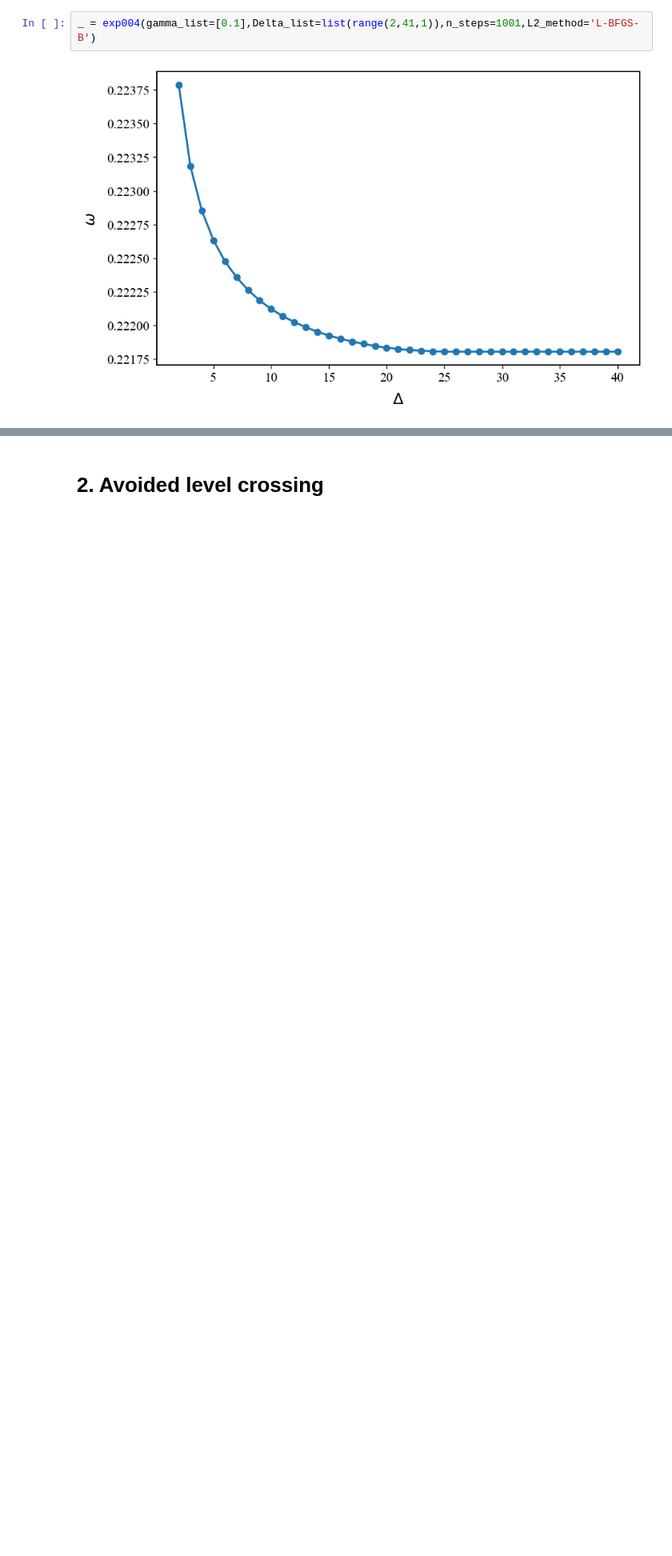
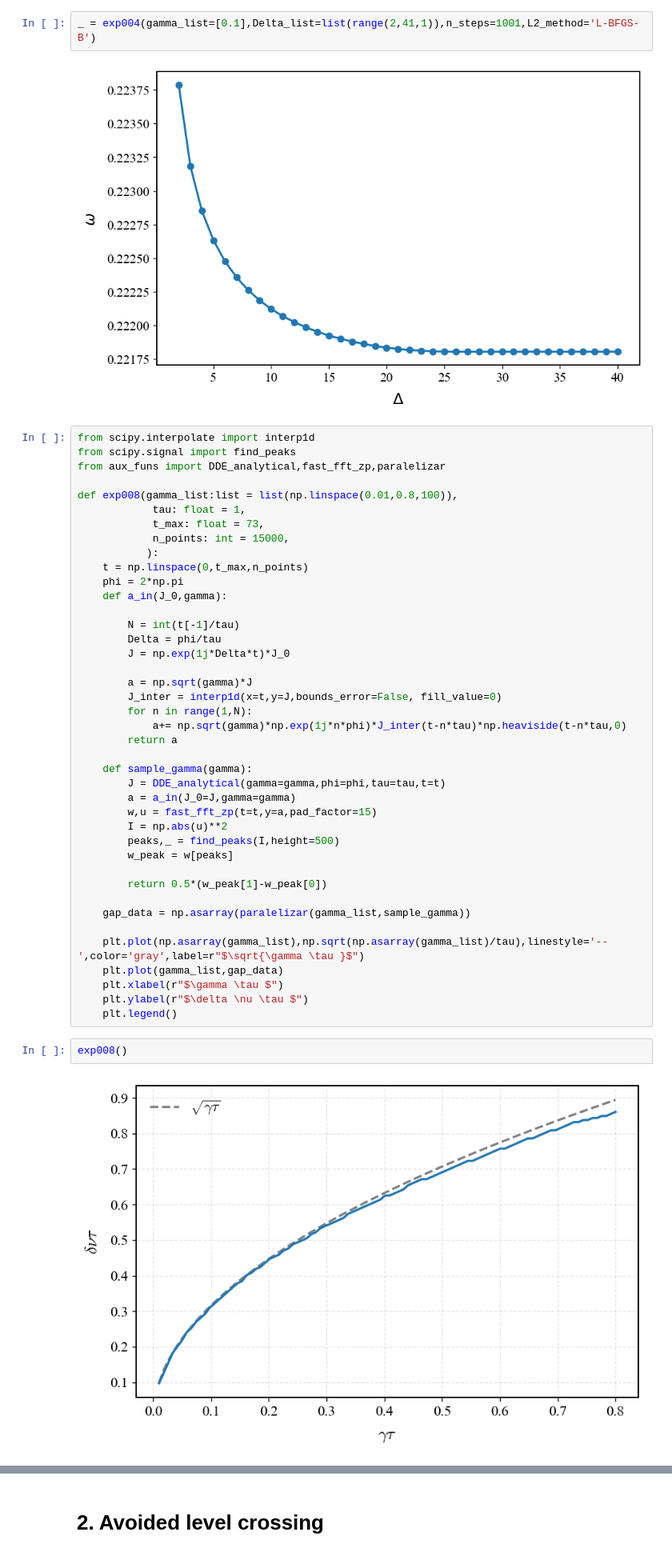
Before and after one commit to Taitoos2/non_markovian_qubit_swap, a Jupyter notebook: Idea_2.ipynb, the cells around one changed output, grey strips where cells are left out. Shown at 80% size. Saved outputs shown, nothing was run; the diff lists cells and outputs as text; blank space fills up the shorter version.

Commit message:
added plot of gap vs gamma, compared to sqrt(gamma tau)

```diff
--- a/Idea_2.ipynb
+++ b/Idea_2.ipynb
@@ -56,3 +56,48 @@ _=exp004(Delta_list=[10],gamma_list=list(np.linspace(0.01,0.15,60)),L2_method='T
 _ = exp004(gamma_list=[0.1],Delta_list=list(range(2,41,1)),n_steps=1001,L2_method='L-BFGS-B')
 # %% [output]
 [figure]
+# %%
+from scipy.interpolate import interp1d
+from scipy.signal import find_peaks
+from aux_funs import DDE_analytical,fast_fft_zp,paralelizar
+
+def exp008(gamma_list:list = list(np.linspace(0.01,0.8,100)),
+		   	tau: float = 1,
+			t_max: float = 73,
+		   	n_points: int = 15000,
+           ):
+	t = np.linspace(0,t_max,n_points)
+	phi = 2*np.pi
+	def a_in(J_0,gamma):
+
+		N = int(t[-1]/tau)
+		Delta = phi/tau
+		J = np.exp(1j*Delta*t)*J_0
+
+		a = np.sqrt(gamma)*J
+		J_inter = interp1d(x=t,y=J,bounds_error=False, fill_value=0)
+		for n in range(1,N):
+			a+= np.sqrt(gamma)*np.exp(1j*n*phi)*J_inter(t-n*tau)*np.heaviside(t-n*tau,0)
+		return a
+
+	def sample_gamma(gamma):
+		J = DDE_analytical(gamma=gamma,phi=phi,tau=tau,t=t)
+		a = a_in(J_0=J,gamma=gamma)
+		w,u = fast_fft_zp(t=t,y=a,pad_factor=15)
+		I = np.abs(u)**2
+		peaks,_ = find_peaks(I,height=500)
+		w_peak = w[peaks]
+
+		return 0.5*(w_peak[1]-w_peak[0])
+
+	gap_data = np.asarray(paralelizar(gamma_list,sample_gamma))
+
+	plt.plot(np.asarray(gamma_list),np.sqrt(np.asarray(gamma_list)/tau),linestyle='--',color='gray',label=r"$\sqrt{\gamma \tau }$")
+	plt.plot(gamma_list,gap_data)
+	plt.xlabel(r"$\gamma \tau $")
+	plt.ylabel(r"$\delta \nu \tau $")
+	plt.legend()
+# %%
+exp008()
+# %% [output]
+[figure, added]
```
Also changed, not shown: parts of 3 cells of this notebook.
